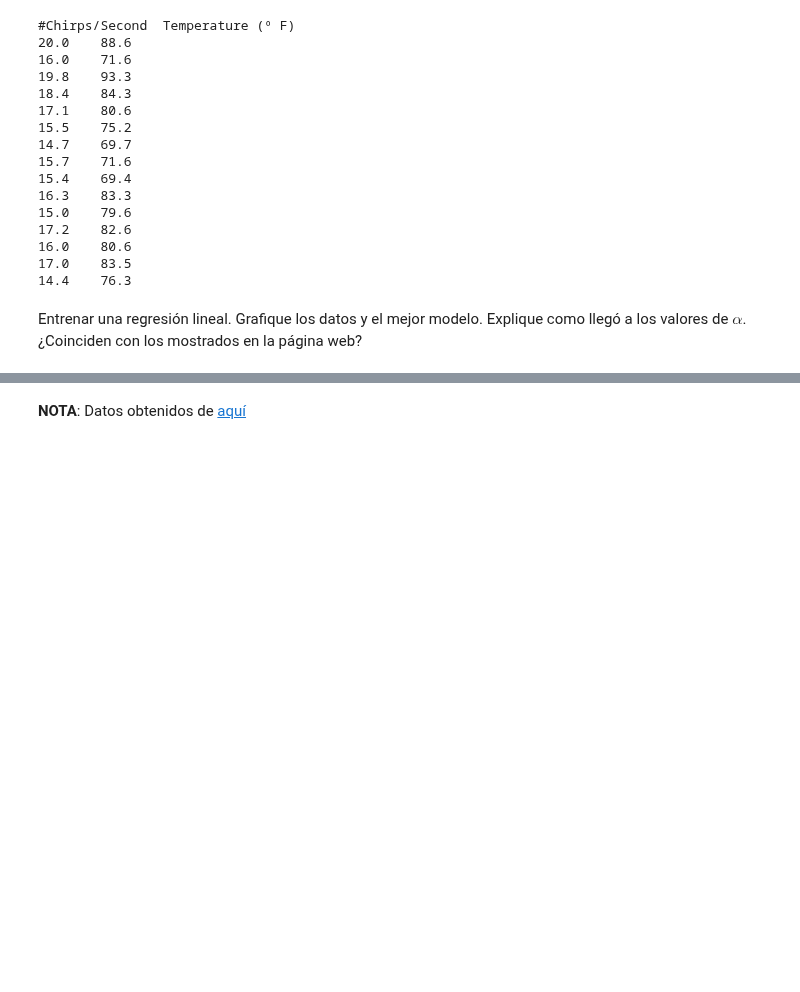
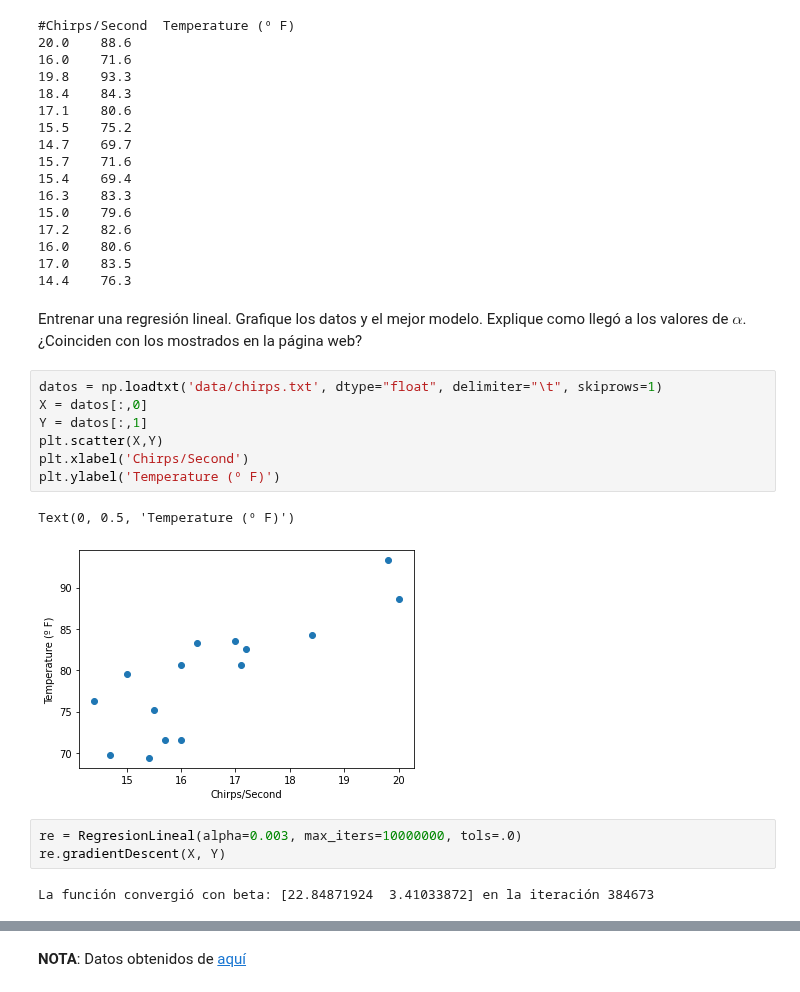
Before and after one commit to Skalas/Matematicas-Computacionales-fall2021, a Jupyter notebook: alumnos/iancarbajal/tarea.ipynb, the cells around one changed output, grey strips where cells are left out. Drawn from its saved outputs; the diff is of its cells as text; blank space fills up the shorter version.

Commit message:
TAREA REGRESION IAN

```diff
--- a/alumnos/iancarbajal/tarea.ipynb
+++ b/alumnos/iancarbajal/tarea.ipynb
@@ -236,3 +236,18 @@ interactive(children=(FloatSlider(value=0.0016, description='a', max=0.003, min=
 14.4    76.3
 # %% [markdown]
 Entrenar una regresión lineal. Grafique los datos y el mejor modelo. Explique como llegó a los valores de $\alpha$. ¿Coinciden con los mostrados en la página web?
+# %%
+datos = np.loadtxt('data/chirps.txt', dtype="float", delimiter="\t", skiprows=1)
+X = datos[:,0]
+Y = datos[:,1]
+plt.scatter(X,Y)
+plt.xlabel('Chirps/Second')
+plt.ylabel('Temperature (º F)')
+# %% [output]
+Text(0, 0.5, 'Temperature (º F)')
+[figure, added]
+# %%
+re = RegresionLineal(alpha=0.003, max_iters=10000000, tols=.0)
+re.gradientDescent(X, Y)
+# %% [output]
+La función convergió con beta: [22.84871924  3.41033872] en la iteración 384673
```
Also changed, not shown: parts of 21 cells of this notebook.
